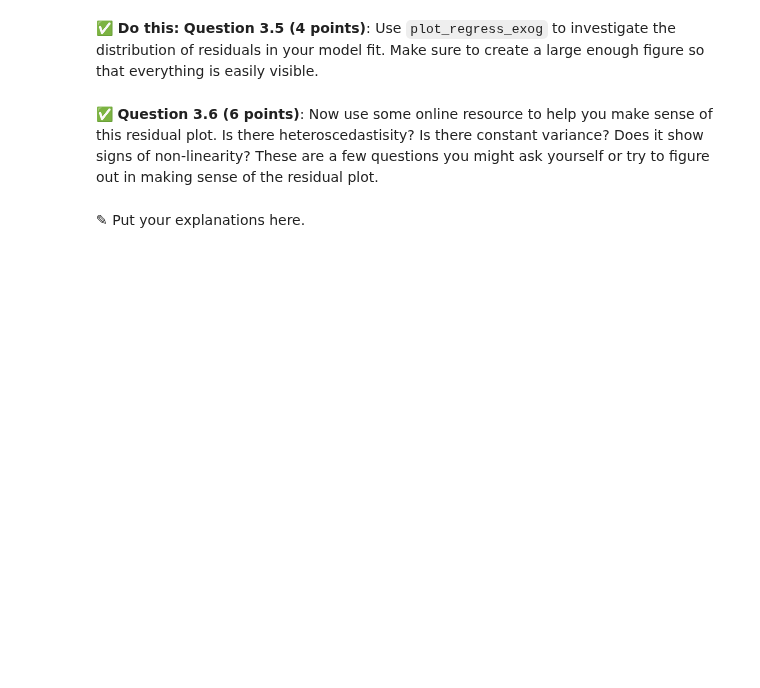
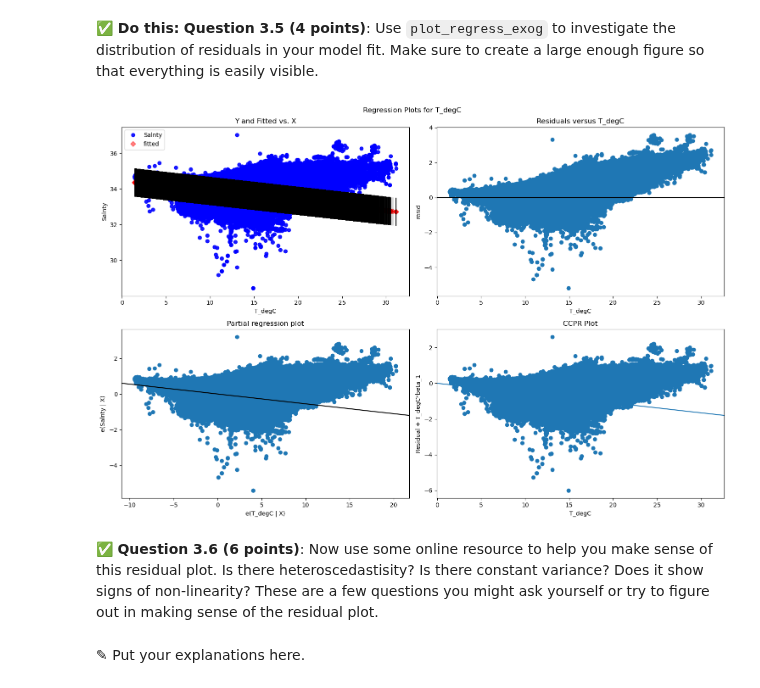
Before and after one commit to burririt/CMSE202-s25-turnin, a Jupyter notebook: hw-03/HW-03_Regression-S25-RithvikBurri.ipynb, the cells around one changed output. Drawn from its saved outputs; the diff is of its cells as text; code cells hidden in the pictures; blank space fills up the shorter version.

```diff
--- a/hw-03/HW-03_Regression-S25-RithvikBurri.ipynb
+++ b/hw-03/HW-03_Regression-S25-RithvikBurri.ipynb
@@ -71,0 +73,6 @@ To get started on Part 2, **you'll need to download the following file**:
+# %%
+import pandas as pd
+
+book1_df = pd.read_csv('Book1.csv')
+
+book1_df.head(20)
@@ -124,3 +218,15 @@ In this part, we'll perform some one-variable linear and polynomial regression a
+# %%
+# Used plt.gcf() to plot on the current figure (avoiding the creation of duplicate figures)
+from statsmodels.graphics.regressionplots import plot_regress_exog
+
+plt.figure(figsize=(15, 10))
+
+plot_regress_exog(model, 'T_degC', fig=plt.gcf())
+
+plt.tight_layout()
+plt.show()
+# %% [output]
+[figure, added]
 # %% [markdown]
 &#9989;  **Question 3.6 (6 points)**: Now use some online resource to help you make sense of this residual plot. Is there heteroscedastisity? Is there constant variance? Does it show signs of non-linearity? These are a few questions you might ask yourself or try to figure out in making sense of the residual plot.
 # %% [markdown]
```
Also changed, not shown: parts of 19 cells of this notebook, 1 other file.
